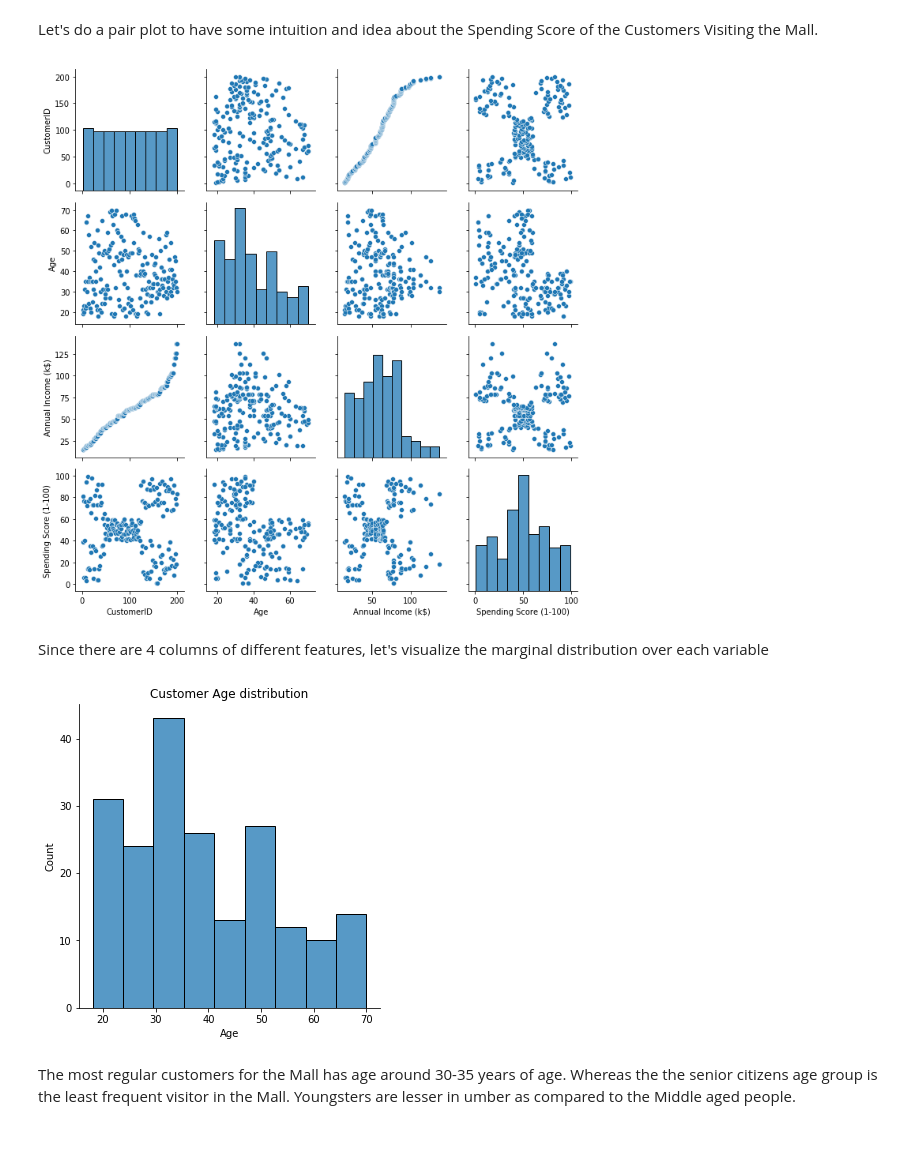
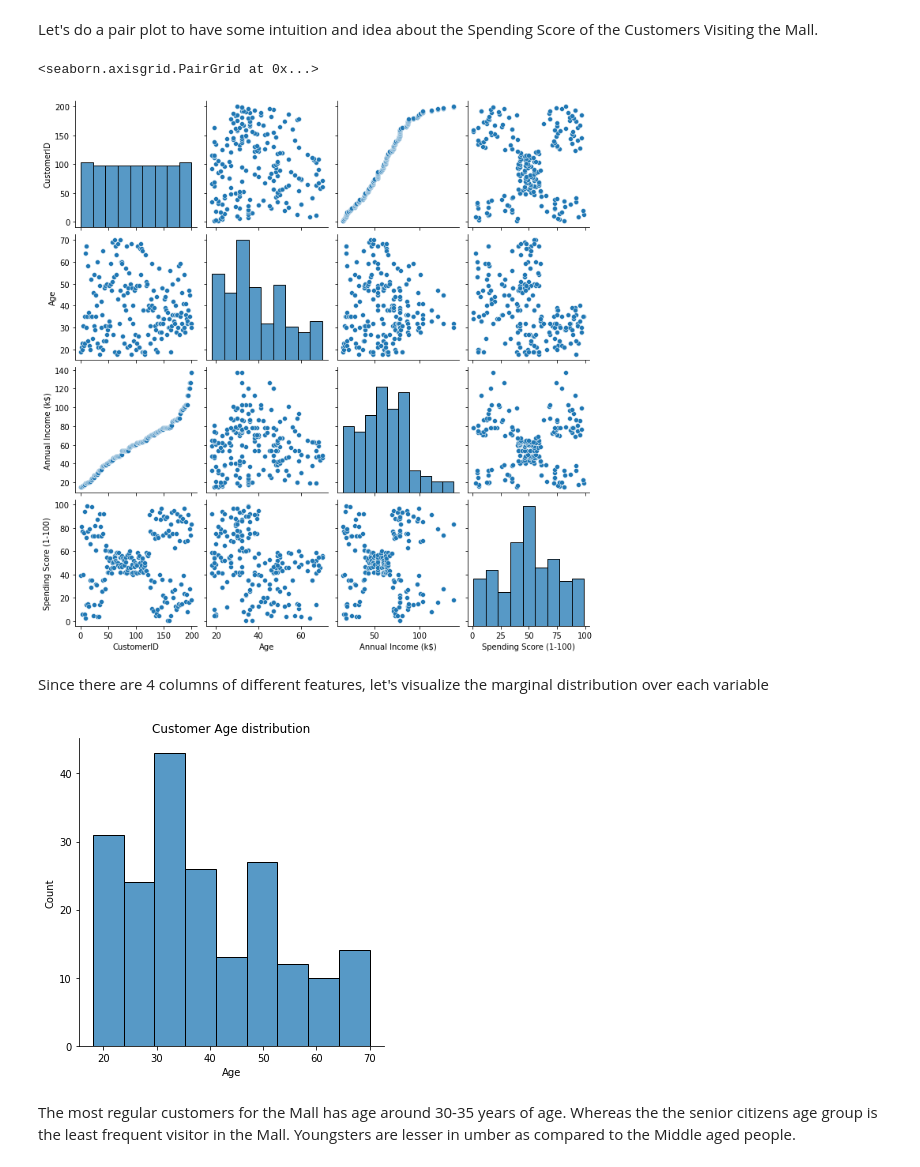
Before and after one commit to Thetang-145/Python-for-DS-AI, a Jupyter notebook: Lectures/01-Bootcamp/Workshop 0 - Customer Segmentation.ipynb, the cells around one changed output. Drawn from its saved outputs; the diff is of its cells as text; code cells hidden in the pictures; blank space fills up the shorter version.

```diff
--- a/Lectures/01-Bootcamp/Workshop 0 - Customer Segmentation.ipynb
+++ b/Lectures/01-Bootcamp/Workshop 0 - Customer Segmentation.ipynb
@@ -37,7 +37,7 @@ import warnings
 warnings.filterwarnings('ignore')
 
 # load dataset
-df = pd.read_csv("[filepath]")
+df = pd.read_csv("data/Mall_Customers.csv")
 print(df.info())
 df.head()
 # %% [output]
@@ -79,15 +82,17 @@ Lucky!!! There are no missing data!
 Let's do a pair plot to have some intuition and idea about the Spending Score of the Customers Visiting the Mall.
 # %%
 # seaborn pairplot
+sns.pairplot(df)
 # %% [output]
+<seaborn.axisgrid.PairGrid at 0x...>
-[figure, old version]
+[figure, new version]
 # %% [markdown]
 Since there are 4 columns of different features, let's visualize the marginal distribution over each variable
 # %%
 sns.displot(df.Age)
 _ = plt.title('Customer Age distribution')
 # %% [output]
-[figure, old version]
+[figure, new version]
 # %% [markdown]
 The most regular customers for the Mall has age around 30-35 years of age. Whereas the the senior citizens age group is the least frequent visitor in the Mall. Youngsters are lesser in umber as compared to the Middle aged people.
 # %%
```
Also changed, not shown: parts of 15 cells of this notebook, 16 other files.
